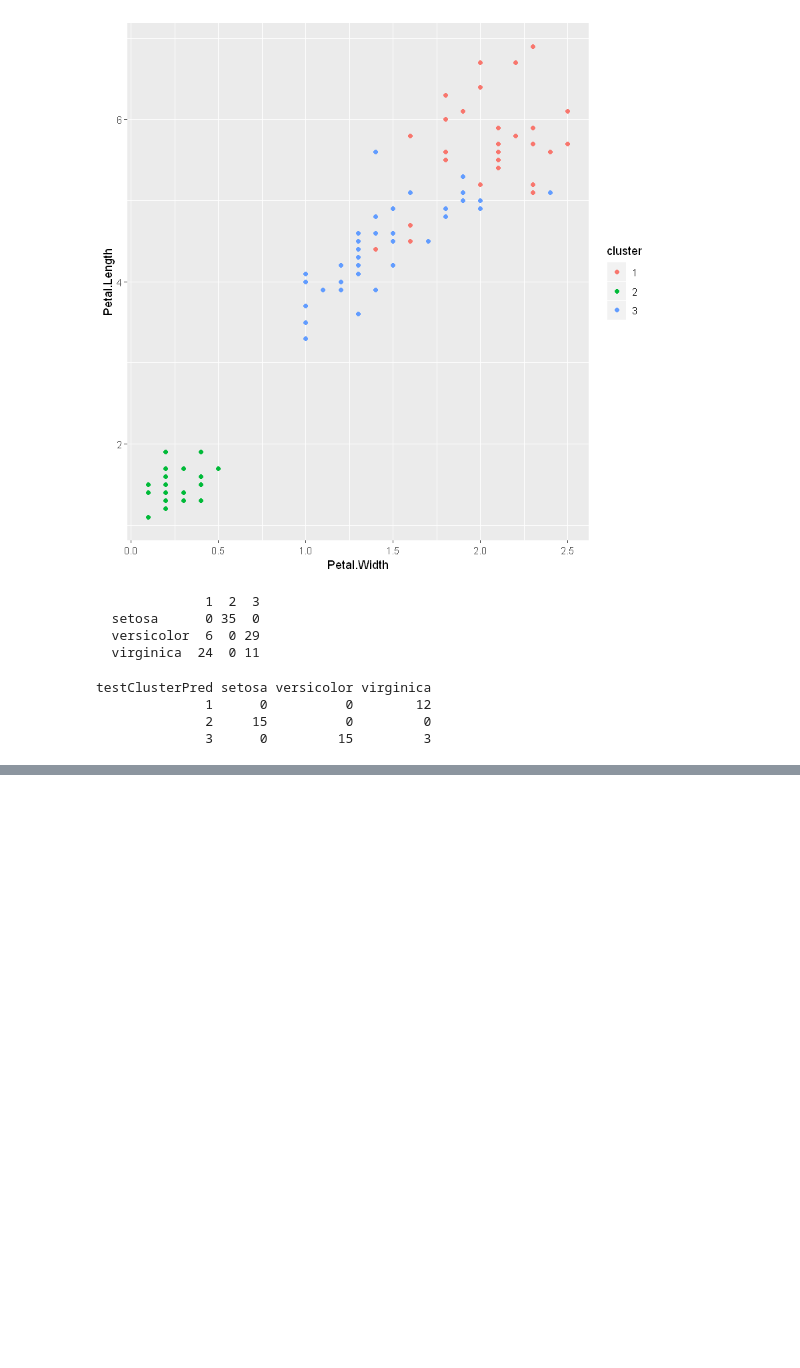
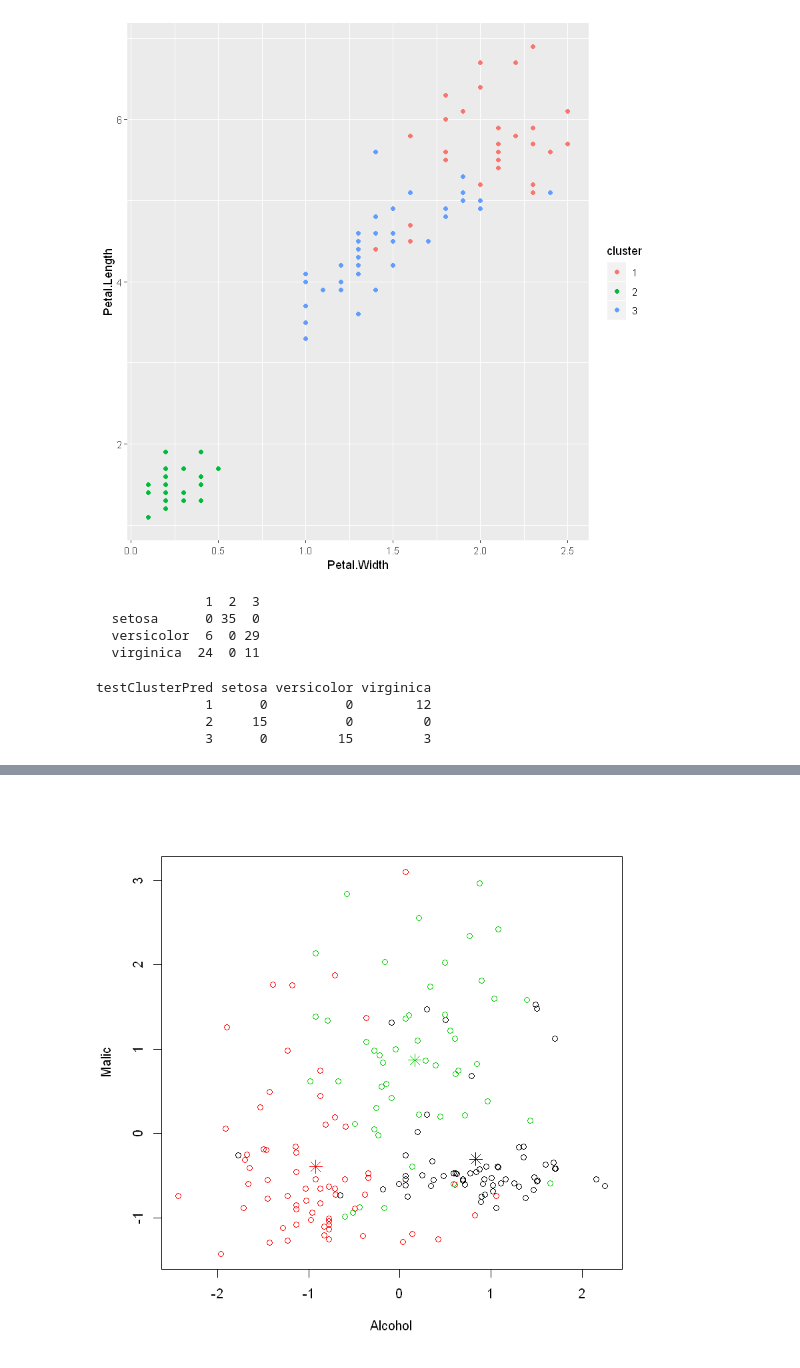
Before and after one commit to leejungmu/first-repository, a Jupyter notebook: clustering.ipynb, the cells around one changed output, grey strips where cells are left out. Saved outputs shown, nothing was run; the diff lists cells and outputs as text; code cells hidden in the pictures; blank space fills up the shorter version.

```diff
--- a/clustering.ipynb
+++ b/clustering.ipynb
@@ -168,0 +279,5 @@ testClusterPred setosa versicolor virginica
+# %%
+plot(df, col = fit.km$cluster)
+points(fit.km$centers, col = 1:3, pch = 8, cex = 1.5)
+# %% [output]
+[figure, added]
```
Also changed, not shown: parts of 23 cells of this notebook.
